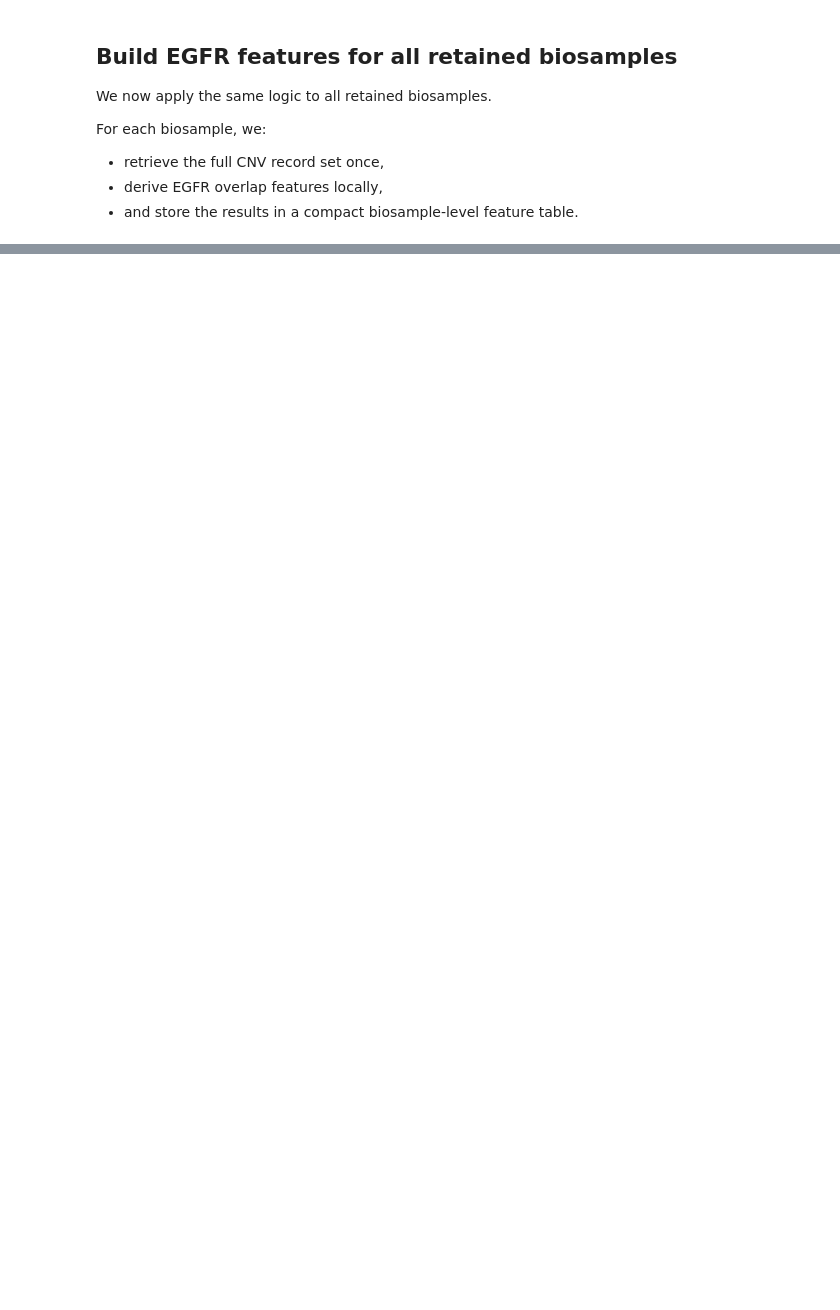
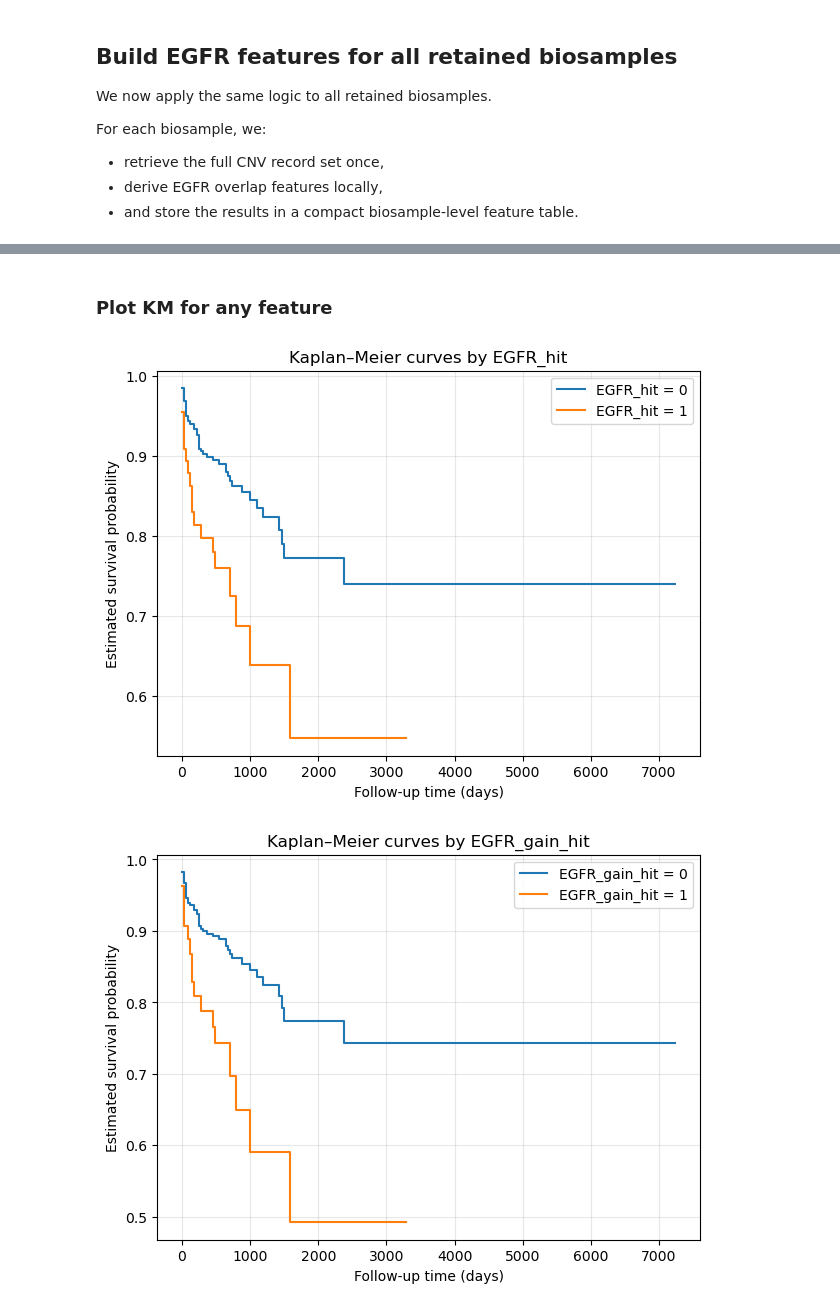
Before and after one commit to awildberger/UZH-BIO392-FS26-amira, a Jupyter notebook: course-material/survival_analysis_v2.ipynb, the cells around one changed output, grey strips where cells are left out. Drawn from its saved outputs; the diff is of its cells as text; code cells hidden in the pictures; blank space fills up the shorter version.

```diff
--- a/course-material/survival_analysis_v2.ipynb
+++ b/course-material/survival_analysis_v2.ipynb
@@ -593,0 +867,36 @@ For each biosample, we:
+# %% [markdown]
+### Plot KM for any feature
+# %%
+def plot_km_for_feature(df, feature_col, title=None):
+    # Plot Kaplan–Meier curves for a binary feature column.
+
+    plt.figure(figsize=(7, 5))
+
+    for value in [0, 1]:
+        group_df = df[df[feature_col] == value].copy()
+        if len(group_df) == 0:
+            continue
+
+        time, survival_prob = kaplan_meier_estimator(
+            event=group_df["event"].astype(bool),
+            time_exit=group_df["time"].astype(float),
+        )
+
+        plt.step(time, survival_prob, where="post", label=f"{feature_col} = {value}")
+
+    plt.xlabel("Follow-up time (days)")
+    plt.ylabel("Estimated survival probability")
+    plt.title(title if title is not None else f"Kaplan–Meier curves by {feature_col}")
+    plt.legend()
+    plt.grid(alpha=0.3)
+    plt.show()
+# %%
+for feature_col in [
+    f"{TARGET_GENE}_hit",
+    f"{TARGET_GENE}_gain_hit",
+    f"{TARGET_GENE}_loss_hit",
+]:
+    plot_km_for_feature(analysis_df, feature_col)
+# %% [output]
+[figure, added]
+[figure, added]
```
Also changed, not shown: parts of 39 cells of this notebook.
